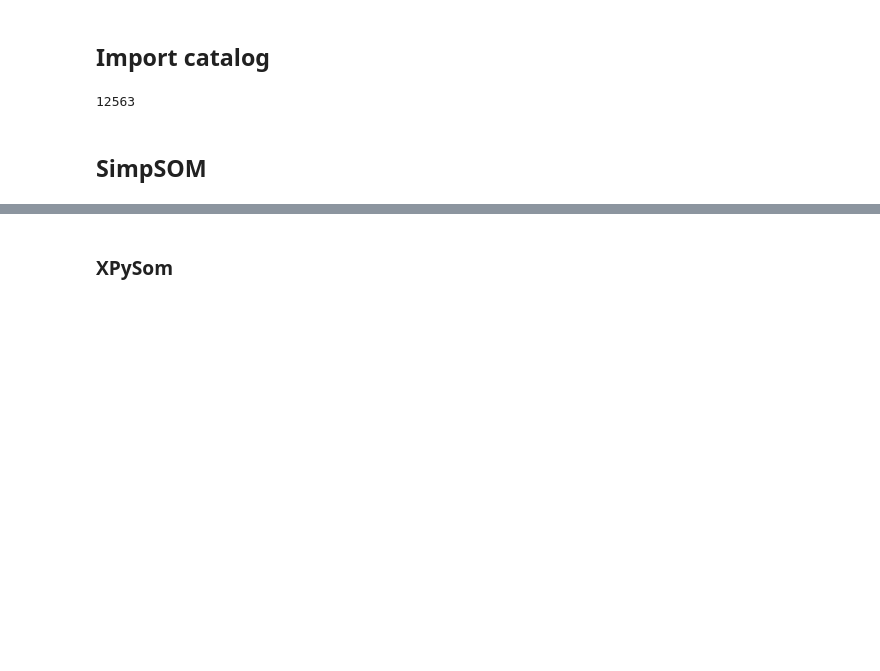
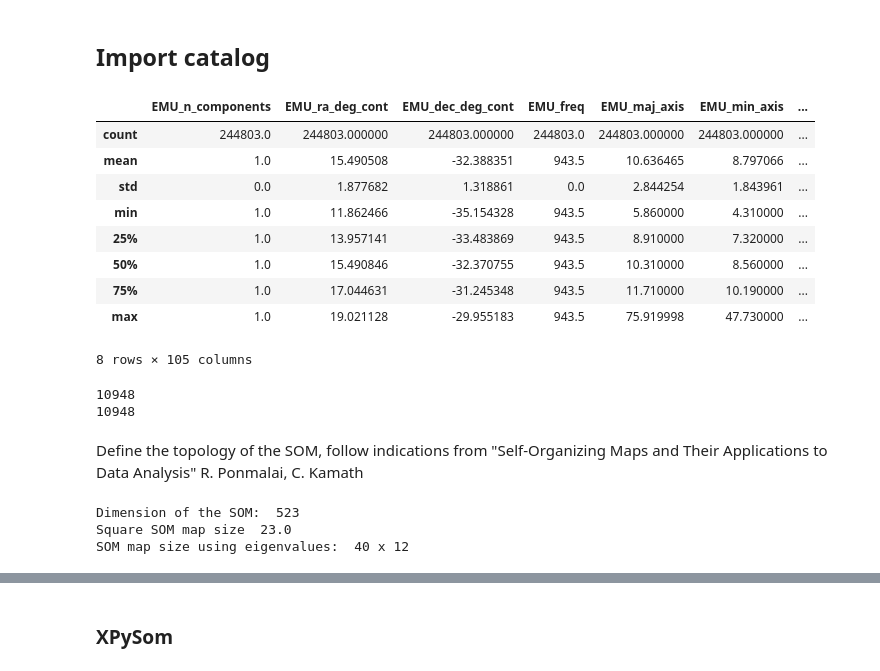
Before and after one commit to theWebTardigrade/fundamental-properties-of-EMU-radio-sources, a Jupyter notebook: code/SOM.ipynb, the cells around one changed output, grey strips where cells are left out. Drawn from its saved outputs; the diff is of its cells as text; code cells hidden in the pictures; blank space fills up the shorter version.

Commit message:
simpsom som with results

```diff
--- a/code/SOM.ipynb
+++ b/code/SOM.ipynb
@@ -28,17 +54,37 @@ emu_matched_catalog = '/data/mfonseca/cross_match/EMU_0102-32/EMU_0101-32_DES_VI
+# %%
+emu_matched_catalog.describe()
+# %% [output]
+|  | EMU_n_components | EMU_ra_deg_cont | EMU_dec_deg_cont | EMU_freq | EMU_maj_axis | EMU_min_axis | ... |
+| count | 244803.0 | 244803.000000 | 244803.000000 | 244803.0 | 244803.000000 | 244803.000000 | ... |
+| mean | 1.0 | 15.490508 | -32.388351 | 943.5 | 10.636465 | 8.797066 | ... |
+| std | 0.0 | 1.877682 | 1.318861 | 0.0 | 2.844254 | 1.843961 | ... |
+| min | 1.0 | 11.862466 | -35.154328 | 943.5 | 5.860000 | 4.310000 | ... |
+| 25% | 1.0 | 13.957141 | -33.483869 | 943.5 | 8.910000 | 7.320000 | ... |
+| 50% | 1.0 | 15.490846 | -32.370755 | 943.5 | 10.310000 | 8.560000 | ... |
+| 75% | 1.0 | 17.044631 | -31.245348 | 943.5 | 11.710000 | 10.190000 | ... |
+| max | 1.0 | 19.021128 | -29.955183 | 943.5 | 75.919998 | 47.730000 | ... |
+8 rows × 105 columns
 # %%
-catalog_table = Table.read(emu_matched_catalog, format='fits')
-catalog_df = catalog_table.to_pandas()
+# Here we filter the NWAY catalog to keep only the best objects
 
+# From NWAY
 # Filter the catalog based on the match_flag and p_i, p_any values
-match_mask = (catalog_df['match_flag'] == 1) & (catalog_df['p_i'] >= 0.1) & (catalog_df['p_any'] >=0.84)
+match_mask = (emu_matched_catalog['match_flag'] == 1) & (emu_matched_catalog['p_i'] >= 0.1) & (emu_matched_catalog['p_any'] >=0.84)
 
-catalog_df_filtered_matches = catalog_df[match_mask]
+# Recomendadion from https://www.eso.org/rm/api/v1/public/releaseDescriptions/135, page 7
+vikings_match = (emu_matched_catalog['VKG_zppErrBits']<255) & (emu_matched_catalog['VKG_yppErrBits']<255) & (emu_matched_catalog['VKG_ksErrBits']<255) & (emu_matched_catalog['VKG_jErrBits']<255) & (emu_matched_catalog['VKG_hErrBits']<255)
 
-# Filter the catalog to keep only the magnitude
+catalog_filtered = emu_matched_catalog[match_mask & vikings_match]
+print(len(catalog_filtered))
+
+
+# Filter the catalog to keep only the magnitude columns
 magnitude_columns = ['DES_mag_auto_g_dered', 'DES_mag_auto_r_dered', 'DES_mag_auto_i_dered', 'DES_mag_auto_z_dered',
                        'VKG_zPetroMag', 'VKG_jPetroMag', 'VKG_yPetroMag', 'VKG_ksPetroMag', 'VKG_hPetroMag', 'CAT_w1mpro', 'CAT_w2mpro']
-catalog_df_filtered_matches_magnitude = catalog_df_filtered_matches[magnitude_columns]
+catalog_filtered_magnitude = catalog_filtered[magnitude_columns]
 
-print(len(catalog_df_filtered_matches_magnitude))
+# Should be the same lenght as the filtered catalog
+print(len(catalog_filtered_magnitude))
 # %% [output]
-12563
+10948
+10948
@@ -47,2 +91,30 @@ catalog_matrix = catalog_df_filtered_matches_magnitude.to_numpy()
-# %% [markdown]
-## SimpSOM
+# %% [markdown]
+Define the topology of the SOM, follow indications from "Self-Organizing Maps and Their Applications to Data Analysis" R. Ponmalai, C. Kamath
+# %%
+# SOM topology (lattice size)
+
+# Number of sources in our dataframe
+inputdata_size = len(catalog_filtered_magnitude)
+
+# From Kohonen, the optimal ratio of height to width of the lattice
+# is equal to the ratio of the two largest eigenvalue of the autocorrelation matrix
+cov_std = catalog_filtered_magnitude.cov()
+eigen_values = np.linalg.eigvals(cov_std.values)
+eigen_values_sorted = np.sort(eigen_values)[::-1]
+ratio_eigenvalues = eigen_values_sorted[0] / eigen_values_sorted[1]
+
+# From Kohonen, the number of nodes if 5*sqrt(n), where n is the number of data points
+som_dim = int(np.sqrt(inputdata_size) * 5)
+
+# The number of nodes in the x and y direction
+som_x = int(np.sqrt(som_dim * ratio_eigenvalues))
+som_y = int(som_x / ratio_eigenvalues)
+
+# Print the results
+print('Dimension of the SOM: ', som_dim)
+print('Square SOM map size ', np.round(np.sqrt(som_dim)))
+print('SOM map size using eigenvalues: ', som_x, 'x', som_y)
+# %% [output]
+Dimension of the SOM:  523
+Square SOM map size  23.0
+SOM map size using eigenvalues:  40 x 12
```
Also changed, not shown: parts of 12 cells of this notebook, 2 other files.
